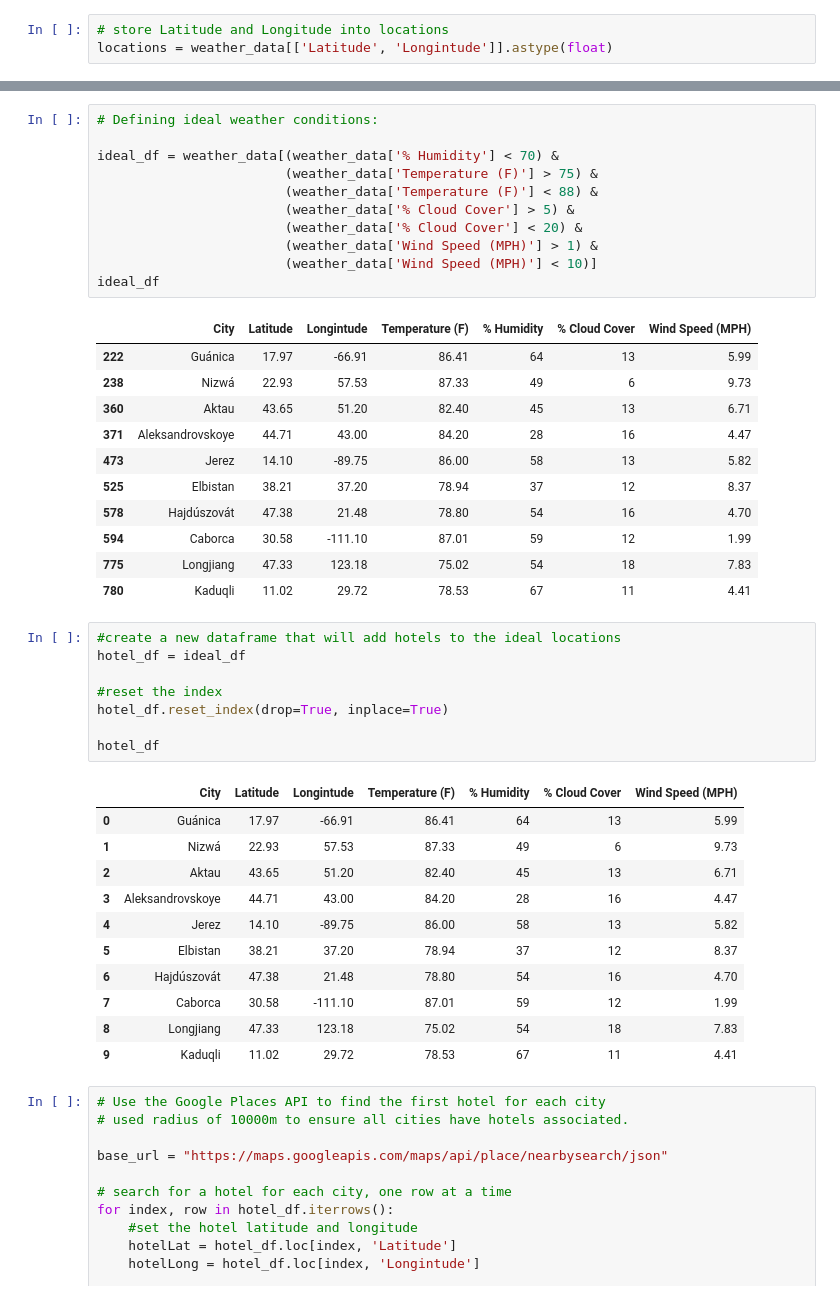
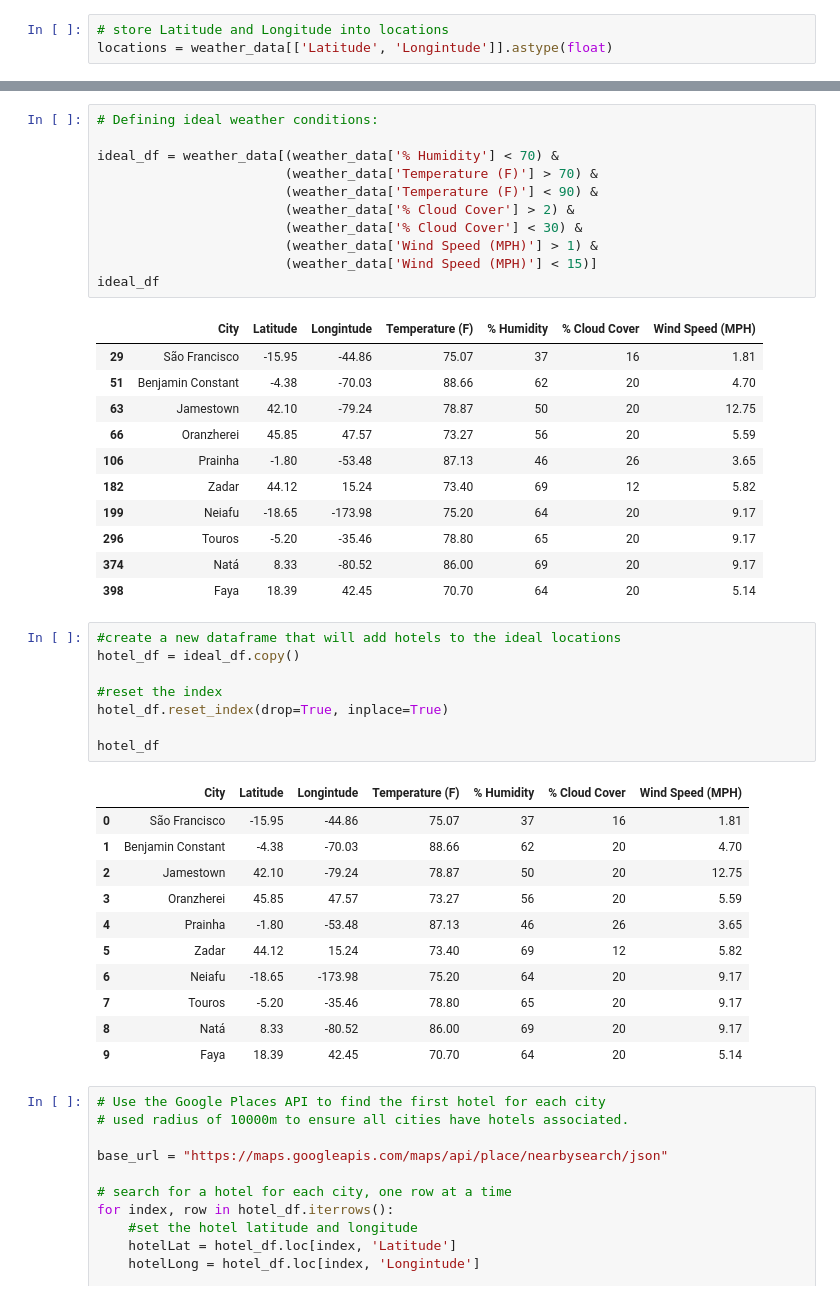
Before and after one commit to mpagerit/python-API-Challenge, a Jupyter notebook: VacationPy/VacationPy.ipynb, the cells around one changed output, grey strips where cells are left out. Cells and saved outputs as stored; diff of their text form.

Commit message:
updated weather code, working on vacation code

```diff
--- a/VacationPy/VacationPy.ipynb
+++ b/VacationPy/VacationPy.ipynb
@@ -45,29 +45,29 @@ fig
 # %%
 # Defining ideal weather conditions:
 
 ideal_df = weather_data[(weather_data['% Humidity'] < 70) &
-                        (weather_data['Temperature (F)'] > 75) &
-                        (weather_data['Temperature (F)'] < 88) &
-                        (weather_data['% Cloud Cover'] > 5) &
-                        (weather_data['% Cloud Cover'] < 20) &
+                        (weather_data['Temperature (F)'] > 70) &
+                        (weather_data['Temperature (F)'] < 90) &
+                        (weather_data['% Cloud Cover'] > 2) &
+                        (weather_data['% Cloud Cover'] < 30) &
                         (weather_data['Wind Speed (MPH)'] > 1) &
-                        (weather_data['Wind Speed (MPH)'] < 10)]
+                        (weather_data['Wind Speed (MPH)'] < 15)]
 ideal_df
 # %% [output]
 |  | City | Latitude | Longintude | Temperature (F) | % Humidity | % Cloud Cover | Wind Speed (MPH) |
-| 222 | Guánica | 17.97 | -66.91 | 86.41 | 64 | 13 | 5.99 |
-| 238 | Nizwá | 22.93 | 57.53 | 87.33 | 49 | 6 | 9.73 |
-| 360 | Aktau | 43.65 | 51.20 | 82.40 | 45 | 13 | 6.71 |
-| 371 | Aleksandrovskoye | 44.71 | 43.00 | 84.20 | 28 | 16 | 4.47 |
-| 473 | Jerez | 14.10 | -89.75 | 86.00 | 58 | 13 | 5.82 |
-| 525 | Elbistan | 38.21 | 37.20 | 78.94 | 37 | 12 | 8.37 |
-| 578 | Hajdúszovát | 47.38 | 21.48 | 78.80 | 54 | 16 | 4.70 |
-| 594 | Caborca | 30.58 | -111.10 | 87.01 | 59 | 12 | 1.99 |
-| 775 | Longjiang | 47.33 | 123.18 | 75.02 | 54 | 18 | 7.83 |
-| 780 | Kaduqli | 11.02 | 29.72 | 78.53 | 67 | 11 | 4.41 |
+| 29 | São Francisco | -15.95 | -44.86 | 75.07 | 37 | 16 | 1.81 |
+| 51 | Benjamin Constant | -4.38 | -70.03 | 88.66 | 62 | 20 | 4.70 |
+| 63 | Jamestown | 42.10 | -79.24 | 78.87 | 50 | 20 | 12.75 |
+| 66 | Oranzherei | 45.85 | 47.57 | 73.27 | 56 | 20 | 5.59 |
+| 106 | Prainha | -1.80 | -53.48 | 87.13 | 46 | 26 | 3.65 |
+| 182 | Zadar | 44.12 | 15.24 | 73.40 | 69 | 12 | 5.82 |
+| 199 | Neiafu | -18.65 | -173.98 | 75.20 | 64 | 20 | 9.17 |
+| 296 | Touros | -5.20 | -35.46 | 78.80 | 65 | 20 | 9.17 |
+| 374 | Natá | 8.33 | -80.52 | 86.00 | 69 | 20 | 9.17 |
+| 398 | Faya | 18.39 | 42.45 | 70.70 | 64 | 20 | 5.14 |
 # %%
 #create a new dataframe that will add hotels to the ideal locations
-hotel_df = ideal_df
+hotel_df = ideal_df.copy()
 
 #reset the index
 hotel_df.reset_index(drop=True, inplace=True)
@@ -75,16 +75,16 @@ hotel_df.reset_index(drop=True, inplace=True)
 hotel_df
 # %% [output]
 |  | City | Latitude | Longintude | Temperature (F) | % Humidity | % Cloud Cover | Wind Speed (MPH) |
-| 0 | Guánica | 17.97 | -66.91 | 86.41 | 64 | 13 | 5.99 |
-| 1 | Nizwá | 22.93 | 57.53 | 87.33 | 49 | 6 | 9.73 |
-| 2 | Aktau | 43.65 | 51.20 | 82.40 | 45 | 13 | 6.71 |
-| 3 | Aleksandrovskoye | 44.71 | 43.00 | 84.20 | 28 | 16 | 4.47 |
-| 4 | Jerez | 14.10 | -89.75 | 86.00 | 58 | 13 | 5.82 |
-| 5 | Elbistan | 38.21 | 37.20 | 78.94 | 37 | 12 | 8.37 |
-| 6 | Hajdúszovát | 47.38 | 21.48 | 78.80 | 54 | 16 | 4.70 |
-| 7 | Caborca | 30.58 | -111.10 | 87.01 | 59 | 12 | 1.99 |
-| 8 | Longjiang | 47.33 | 123.18 | 75.02 | 54 | 18 | 7.83 |
-| 9 | Kaduqli | 11.02 | 29.72 | 78.53 | 67 | 11 | 4.41 |
+| 0 | São Francisco | -15.95 | -44.86 | 75.07 | 37 | 16 | 1.81 |
+| 1 | Benjamin Constant | -4.38 | -70.03 | 88.66 | 62 | 20 | 4.70 |
+| 2 | Jamestown | 42.10 | -79.24 | 78.87 | 50 | 20 | 12.75 |
+| 3 | Oranzherei | 45.85 | 47.57 | 73.27 | 56 | 20 | 5.59 |
+| 4 | Prainha | -1.80 | -53.48 | 87.13 | 46 | 26 | 3.65 |
+| 5 | Zadar | 44.12 | 15.24 | 73.40 | 69 | 12 | 5.82 |
+| 6 | Neiafu | -18.65 | -173.98 | 75.20 | 64 | 20 | 9.17 |
+| 7 | Touros | -5.20 | -35.46 | 78.80 | 65 | 20 | 9.17 |
+| 8 | Natá | 8.33 | -80.52 | 86.00 | 69 | 20 | 9.17 |
+| 9 | Faya | 18.39 | 42.45 | 70.70 | 64 | 20 | 5.14 |
 # %%
 # Use the Google Places API to find the first hotel for each city
 # used radius of 10000m to ensure all cities have hotels associated.
```
Also changed, not shown: parts of 1 cell of this notebook, 15 other files.
